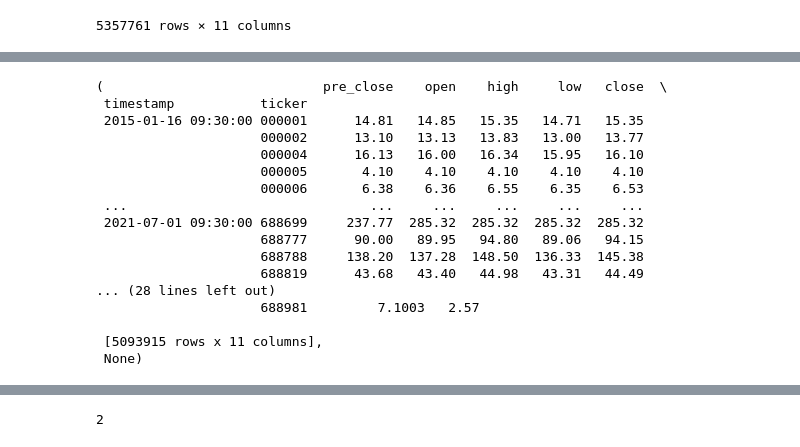
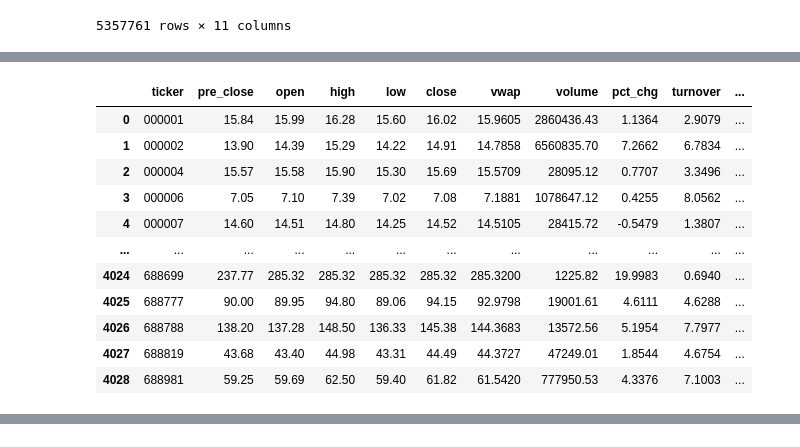
Before and after one commit to June24-Wu/Shannon, a Jupyter notebook: AlphaNet/12.01/Original Data.ipynb, the cells around one changed output, grey strips where cells are left out. Cells and saved outputs as stored; diff of their text form; code cells hidden in the pictures.

```diff
--- a/AlphaNet/12.01/Original Data.ipynb
+++ b/AlphaNet/12.01/Original Data.ipynb
@@ -1,8 +1,10 @@
 # %%
-time_start = 20201231
+time_start = 20150101
 time_end =  20210630
 today = 20211130
-
+feat_list = ['pre_close','open','high','low','close','vwap','volume','pct_chg','turnover','free_turnover','chg']
+return_value = '5d_ret'
+output_path = '/home/wuwenjun/Data/AlphaNet_Original_Input/'
 day_back = 5 # 回溯几天进行计算
 day = 30 # 一次提取几天的数,一般默认为30
 stride = 10 # 一次学习多少天
@@ -28,7 +29,7 @@ ModuleNotFoundError: No module named 'Research'
 # %%
-dataframe_list = DataAPI.get_stock_prices(start_date=20150101, end_date=time_end).reset_index()
+dataframe_list = DataAPI.get_stock_prices(start_date=time_start, end_date=time_end).reset_index().set_index(['timestamp','ticker'])
 # %%
-dataframe_list = dataframe_list[['timestamp','ticker','pre_close','open','high','low','close','vwap','volume','pct_chg','turnover','free_turnover','chg']]
+dataframe_list = dataframe_list[feat_list].reset_index()
 time_df = pd.DataFrame(dataframe_list['timestamp'].drop_duplicates())
 time_df['timestamp_shift'] = time_df['timestamp'].apply(lambda x : DataAPI.get_next_trading_day(x, output='datetime'))
 dataframe_list = pd.merge(left = dataframe_list , right = time_df , how = 'left',on = 'timestamp')
@@ -62,20 +80,3 @@ Loading the configuration from /home/ShareFolder/lgc/Modules/Research/config/fea
 # %%
 FT.load_feature_from_dataframe(dataframe_list,universe='Investable')
+FT.load_return_data()
-# %% [output]
-(                            pre_close    open    high     low   close  \
- timestamp           ticker
- 2015-01-16 09:30:00 000001      14.81   14.85   15.35   14.71   15.35
-                     000002      13.10   13.13   13.83   13.00   13.77
-                     000004      16.13   16.00   16.34   15.95   16.10
-                     000005       4.10    4.10    4.10    4.10    4.10
-                     000006       6.38    6.36    6.55    6.35    6.53
- ...                               ...     ...     ...     ...     ...
- 2021-07-01 09:30:00 688699     237.77  285.32  285.32  285.32  285.32
-                     688777      90.00   89.95   94.80   89.06   94.15
-                     688788     138.20  137.28  148.50  136.33  145.38
-                     688819      43.68   43.40   44.98   43.31   44.49
-... (28 lines left out)
-                     688981         7.1003   2.57
-
- [5093915 rows x 11 columns],
- None)
@@ -84,11 +83,27 @@ FT.load_return_data()
 # %%
 data_info = FT.data_info
 # %%
+# Drop 掉不需要的return 列
 df = pd.DataFrame()
-for timestamp in data_info.keys():
-    one_data = data_info[timestamp].reset_index()
+return_list = feat_list.copy()
+return_list.append(return_value)
+for timestamp in tqdm(data_info.keys()):
+    timestamp = pd.to_datetime(timestamp)
+    one_data = data_info[timestamp][return_list].reset_index()
     one_data['timestamp'] = timestamp
     df = pd.concat([df,one_data],axis=0)
 df.sort_values(by = ['timestamp','ticker'],inplace=True)
 display(df)
 # %% [output]
+|  | ticker | pre_close | open | high | low | close | vwap | volume | pct_chg | turnover | ... |
+| 0 | 000001 | 15.84 | 15.99 | 16.28 | 15.60 | 16.02 | 15.9605 | 2860436.43 | 1.1364 | 2.9079 | ... |
+| 1 | 000002 | 13.90 | 14.39 | 15.29 | 14.22 | 14.91 | 14.7858 | 6560835.70 | 7.2662 | 6.7834 | ... |
+| 2 | 000004 | 15.57 | 15.58 | 15.90 | 15.30 | 15.69 | 15.5709 | 28095.12 | 0.7707 | 3.3496 | ... |
+| 3 | 000006 | 7.05 | 7.10 | 7.39 | 7.02 | 7.08 | 7.1881 | 1078647.12 | 0.4255 | 8.0562 | ... |
+| 4 | 000007 | 14.60 | 14.51 | 14.80 | 14.25 | 14.52 | 14.5105 | 28415.72 | -0.5479 | 1.3807 | ... |
+| ... | ... | ... | ... | ... | ... | ... | ... | ... | ... | ... | ... |
+| 4024 | 688699 | 237.77 | 285.32 | 285.32 | 285.32 | 285.32 | 285.3200 | 1225.82 | 19.9983 | 0.6940 | ... |
+| 4025 | 688777 | 90.00 | 89.95 | 94.80 | 89.06 | 94.15 | 92.9798 | 19001.61 | 4.6111 | 4.6288 | ... |
+| 4026 | 688788 | 138.20 | 137.28 | 148.50 | 136.33 | 145.38 | 144.3683 | 13572.56 | 5.1954 | 7.7977 | ... |
+| 4027 | 688819 | 43.68 | 43.40 | 44.98 | 43.31 | 44.49 | 44.3727 | 47249.01 | 1.8544 | 4.6754 | ... |
+| 4028 | 688981 | 59.25 | 59.69 | 62.50 | 59.40 | 61.82 | 61.5420 | 777950.53 | 4.3376 | 7.1003 | ... |
@@ -134,4 +110,0 @@ a = pd.DataFrame([[1,2,3],[1,2,3]])
-# %%
-a.shape[0]
-# %% [output]
-2
```
Also changed, not shown: parts of 14 cells of this notebook, 6 other files.
